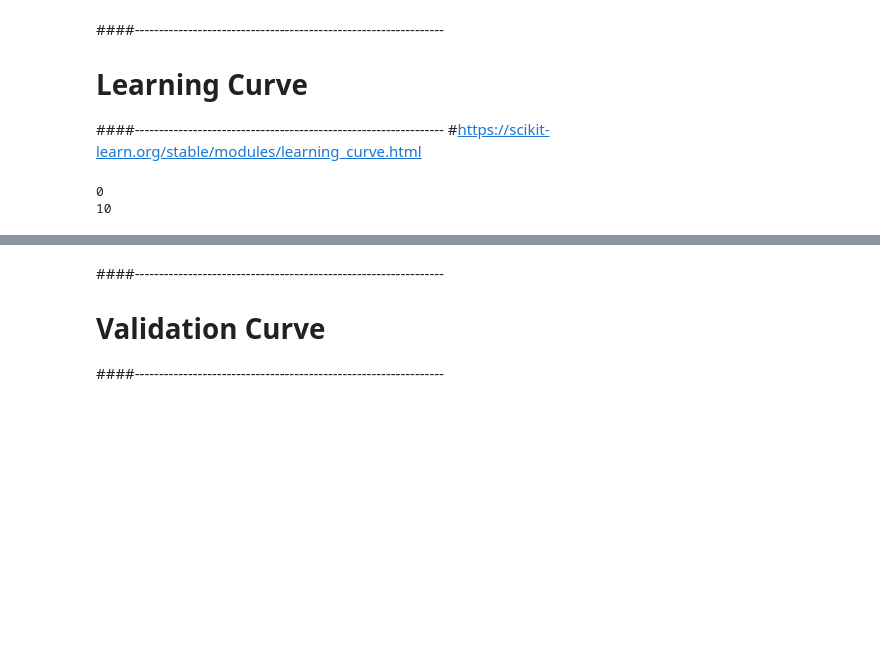
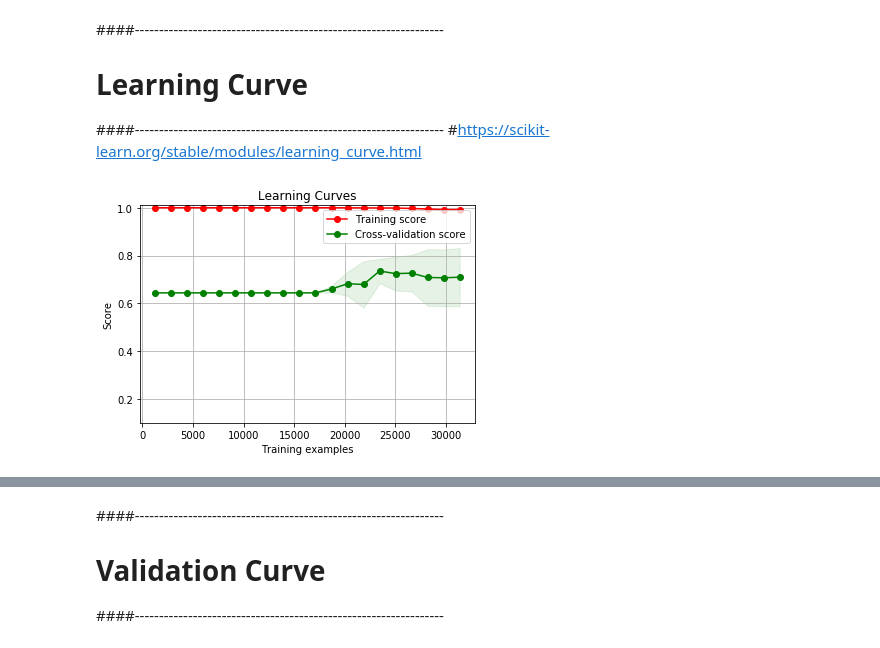
Before and after one commit to ngocbaosp/ML-Projects, a Jupyter notebook: notebooks/DT.ipynb, the cells around one changed output, grey strips where cells are left out. Saved outputs shown, nothing was run; the diff lists cells and outputs as text; code cells hidden in the pictures; blank space fills up the shorter version.

```diff
--- a/notebooks/DT.ipynb
+++ b/notebooks/DT.ipynb
@@ -168,3 +314,9 @@ params
+# %%
+title = "Learning Curves"
+myPlotLib.plot_learning_curve(clf, title, X_Data, Y_Data, ylim=(0.1, 1.01),train_sizes=splitsSize, cv=cv, n_jobs=4)
+plt.show()
+# %% [output]
+[figure, added]
 # %%
 def myDT_LearningCurve(clf,X_Data,Y_Data,splits,cv):
     df = pd.DataFrame({"percent":[],"training_score":[],"cv_score":[]})
@@ -173,11 +325,6 @@ def myDT_LearningCurve(clf,X_Data,Y_Data,splits,cv):
         score,cv_scores,params = myDT(clf,X_train,y_train,X_test,y_test,cv)
         df = df.append(pd.DataFrame({"percent":X,"training_score":[score],"cv_score":[cv_scores.mean()]}),ignore_index=True)
     return df
-# %%
-splitsSize = np.linspace(0.04,0.99,20)
-# %% [output]
-0
-10
 # %%
 learning_df= myDT_LearningCurve(clf,X_Data,Y_Data,splitsSize,cv)
 learning_df
```
Also changed, not shown: parts of 40 cells of this notebook.
